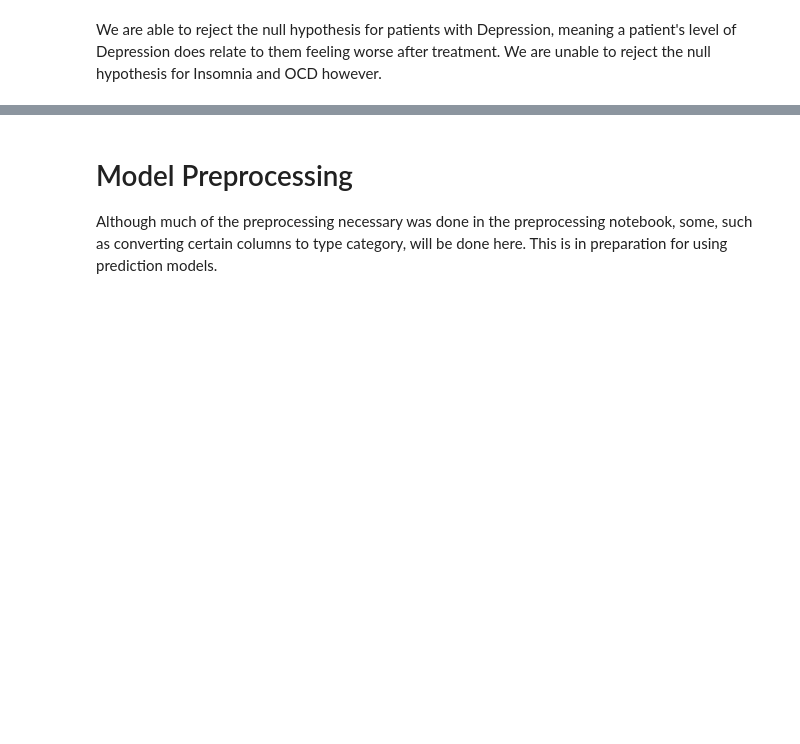
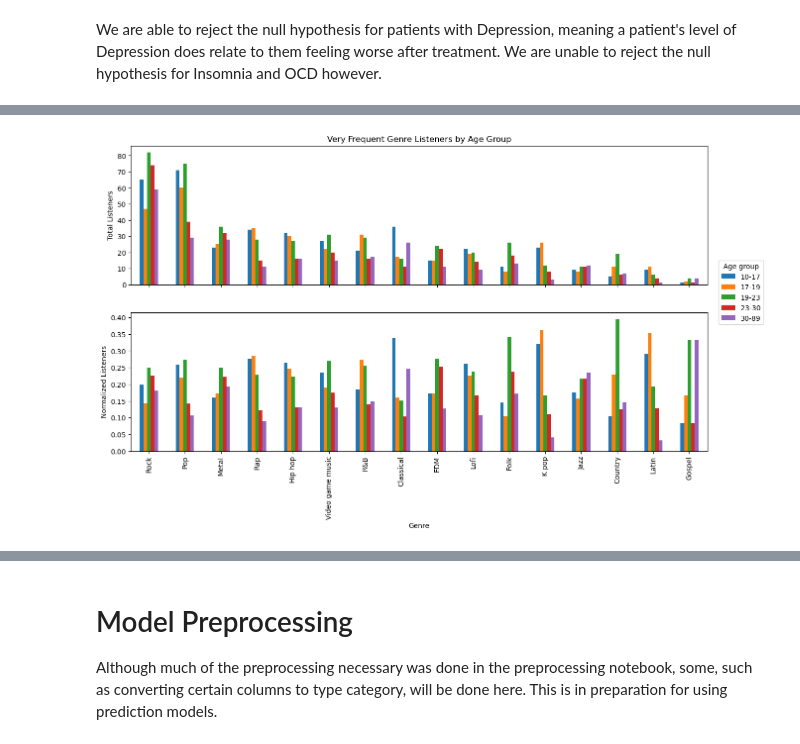
Before and after one commit to ajamkotc/music_therapy_capstone, a Jupyter notebook: notebooks/exploratory-data-analysis.ipynb, the cells around one changed output, grey strips where cells are left out. Saved outputs shown, nothing was run; the diff lists cells and outputs as text; code cells hidden in the pictures; blank space fills up the shorter version.

```diff
--- a/notebooks/exploratory-data-analysis.ipynb
+++ b/notebooks/exploratory-data-analysis.ipynb
@@ -340,0 +423,25 @@ We are able to reject the null hypothesis for patients with Depression, meaning
+# %%
+# Create contingency table and plot data
+
+contingency_table = pd.crosstab(melted_df['Genre'], melted_df['Age_Binned'], margins=True).sort_values(by='All', ascending=False)
+contingency_table = contingency_table.drop('All', axis='index').drop('All', axis=1)
+
+fig, ax = plt.subplots(2, 1, sharex=True, figsize=(15, 8))
+contingency_table.plot(kind='bar', ax=ax[0])
+
+ax[0].set_title('Very Frequent Genre Listeners by Age Group')
+ax[0].set_xlabel('Genre')
+ax[0].set_ylabel('Total Listeners')
+ax[0].legend_ = None
+fig.legend(title='Age group', bbox_to_anchor=(0.98,0.6))
+
+# Plot normalized data for comparison
+
+normalized_table = pd.crosstab(melted_df['Genre'], melted_df['Age_Binned'], normalize=0).reindex(contingency_table.index)
+normalized_table.plot(kind='bar', ax=ax[1])
+ax[1].set_ylabel('Normalized Listeners')
+ax[1].legend_ = None
+
+plt.show()
+# %% [output]
+[figure, added]
```
Also changed, not shown: parts of 30 cells of this notebook, 1 other file.
